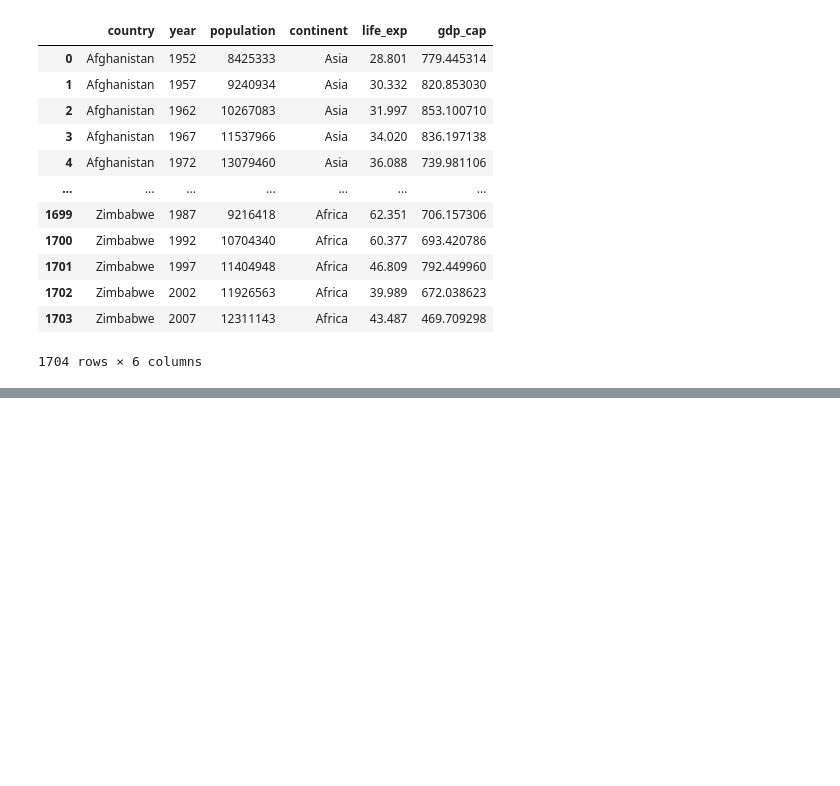
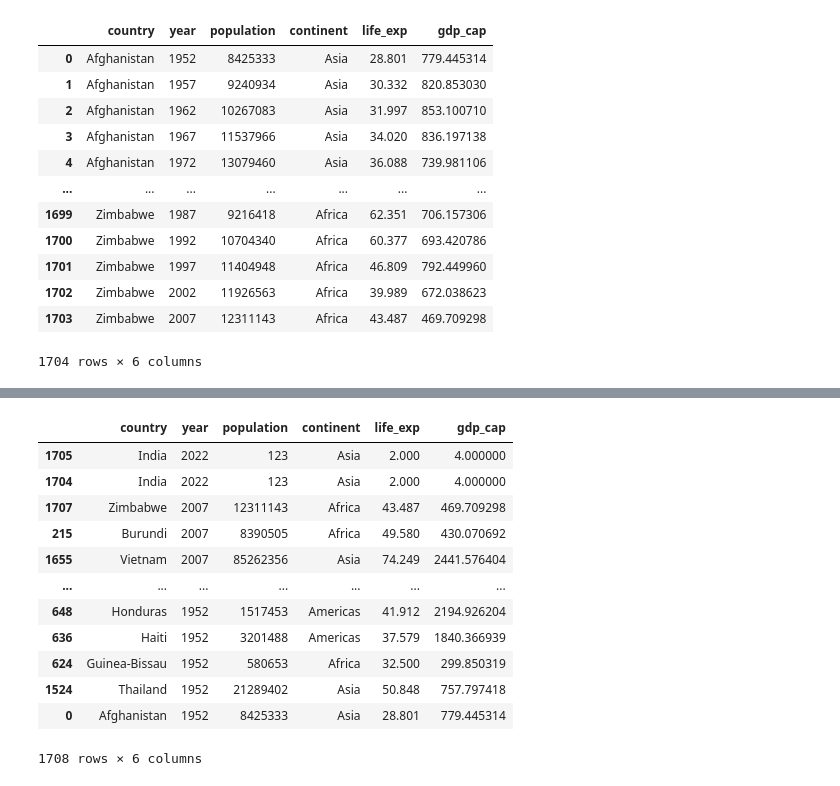
Before and after one commit to jeeet0700/Revision, a Jupyter notebook: Pandas revision.ipynb, the cells around one changed output, grey strips where cells are left out. Saved outputs shown, nothing was run; the diff lists cells and outputs as text; code cells hidden in the pictures; blank space fills up the shorter version.

```diff
--- a/Pandas revision.ipynb
+++ b/Pandas revision.ipynb
@@ -941,0 +1025,16 @@ df.drop_duplicates(keep=False)
+# %%
+df.sort_values(["year"],ascending=False)
+# %% [output]
+|  | country | year | population | continent | life_exp | gdp_cap |
+| 1705 | India | 2022 | 123 | Asia | 2.000 | 4.000000 |
+| 1704 | India | 2022 | 123 | Asia | 2.000 | 4.000000 |
+| 1707 | Zimbabwe | 2007 | 12311143 | Africa | 43.487 | 469.709298 |
+| 215 | Burundi | 2007 | 8390505 | Africa | 49.580 | 430.070692 |
+| 1655 | Vietnam | 2007 | 85262356 | Asia | 74.249 | 2441.576404 |
+| ... | ... | ... | ... | ... | ... | ... |
+| 648 | Honduras | 1952 | 1517453 | Americas | 41.912 | 2194.926204 |
+| 636 | Haiti | 1952 | 3201488 | Americas | 37.579 | 1840.366939 |
+| 624 | Guinea-Bissau | 1952 | 580653 | Africa | 32.500 | 299.850319 |
+| 1524 | Thailand | 1952 | 21289402 | Asia | 50.848 | 757.797418 |
+| 0 | Afghanistan | 1952 | 8425333 | Asia | 28.801 | 779.445314 |
+1708 rows × 6 columns
```
Also changed, not shown: parts of 12 cells of this notebook.
